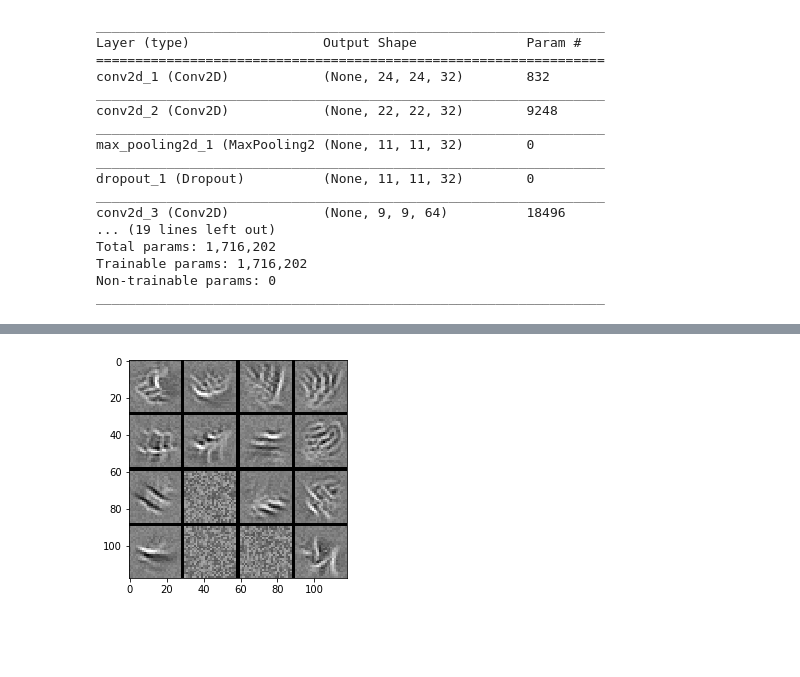
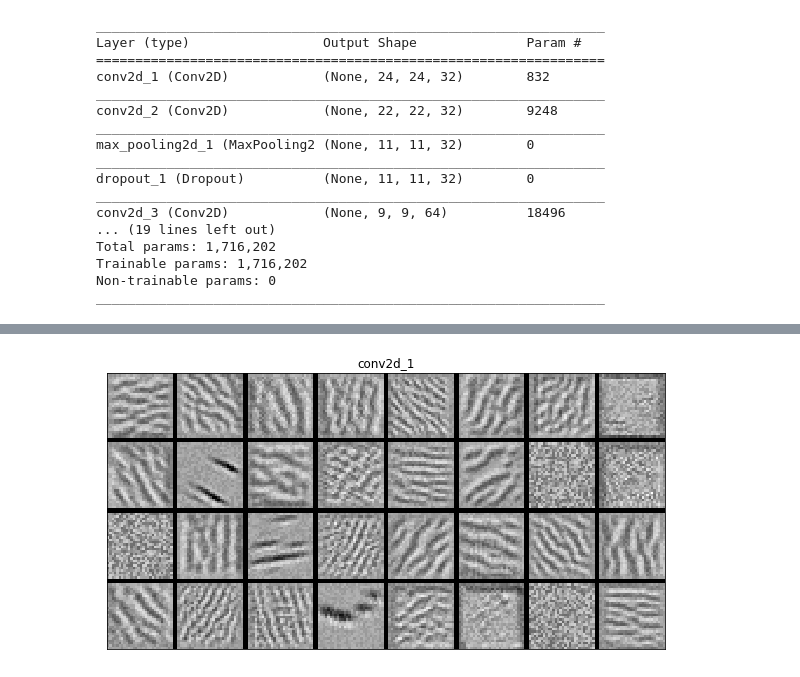
Before and after one commit to ansuini/Winter_School_QLS_2018, a Jupyter notebook: Advanced1/Visualizing_and_Interpreting.ipynb, the cells around one changed output, grey strips where cells are left out. Cells and saved outputs as stored; diff of their text form; code cells hidden in the pictures; blank space fills up the shorter version.

```diff
--- a/Advanced1/Visualizing_and_Interpreting.ipynb
+++ b/Advanced1/Visualizing_and_Interpreting.ipynb
@@ -9,8 +9,8 @@ from keras.models import load_model
 from keras import backend as K
 from tqdm import tqdm
 
-# Set the matplotlib figure size
-plt.rc('figure', figsize = (12.0, 12.0))
+import os
+from os.path import join
 
 # Set the learning phase to false, the model is pre-trained.
 K.set_learning_phase(False)
@@ -129,22 +129,23 @@ def stitch_filters(layer_filters, y_img_count, x_img_count):
 
     return stitched_filters
 # %%
-# Start by visualizing the first convolutional layer
-layer_name = 'conv2d_1'
-layer_filters = []
+def visualize_filters(layer_name, layer_image):
+    fig = plt.figure(figsize=(10.0,10.0))
+    plt.imshow(layer_image, cmap = 'gray')
+    plt.xticks([])
+    plt.yticks([])
+    plt.title(layer_name)
+    plt.savefig(join('./figs', layer_name) )
+    plt.show()
 
-# For each filter in this layer
-for i in range(32):
-    layer_output = layer_dict[layer_name].output
-    loss = K.mean(layer_output[:, :, :, i])
-    img = visualize_filter(layer_output, loss)
-    layer_filters.append(img.reshape(28,28))
-
-layer_filters = [normalize_image(image) for image in layer_filters]
-layer_image = stitch_filters(layer_filters, 4, 8)
+def construct_filters_image(layer_name, nfilters, nx, ny):
+    layer_filters = []
+    # For each filter in this layer
+    for i in range(nfilters):
+        layer_output = layer_dict[layer_name].output
+        loss = K.mean(layer_output[:, :, :, i])
+        img = visualize_filter(layer_output, loss)
+        layer_filters.append(img.reshape(28,28))
+    layer_filters = [normalize_image(image) for image in layer_filters]
+    layer_image = stitch_filters(layer_filters, nx, ny)
+    return layer_image
-# %%
-def visualize_filters(layer_image):
-    plt.imshow(layer_image, cmap = 'gray')
-    plt.xticks([])
-    plt.yticks([])
-    plt.show()
@@ -200,20 +152,6 @@ visualize_filters(layer_image)
-# %%
-# The fourth layer
-layer_name = 'conv2d_4'
-layer_filters = []
-
-nfilters = 16
-nx = 4
-ny = 4
-
-# For each filter in this layer
-for i in range(nfilters):
-    layer_output = layer_dict[layer_name].output
-    loss = K.mean(layer_output[:, :, :, i])
-    img = visualize_filter(layer_output, loss)
-    layer_filters.append(img.reshape(28,28))
-
-layer_filters = [normalize_image(image) for image in layer_filters]
-layer_image = stitch_filters(layer_filters, nx, ny)
-# %% [output]
-[figure, removed]
+# %%
+# First convolutional layer
+layer_name = 'conv2d_1'
+visualize_filters(layer_name, construct_filters_image(layer_name,32,4,8))
+# %% [output]
+[figure, added]
```
Also changed, not shown: parts of 12 cells of this notebook, 6 other files.
